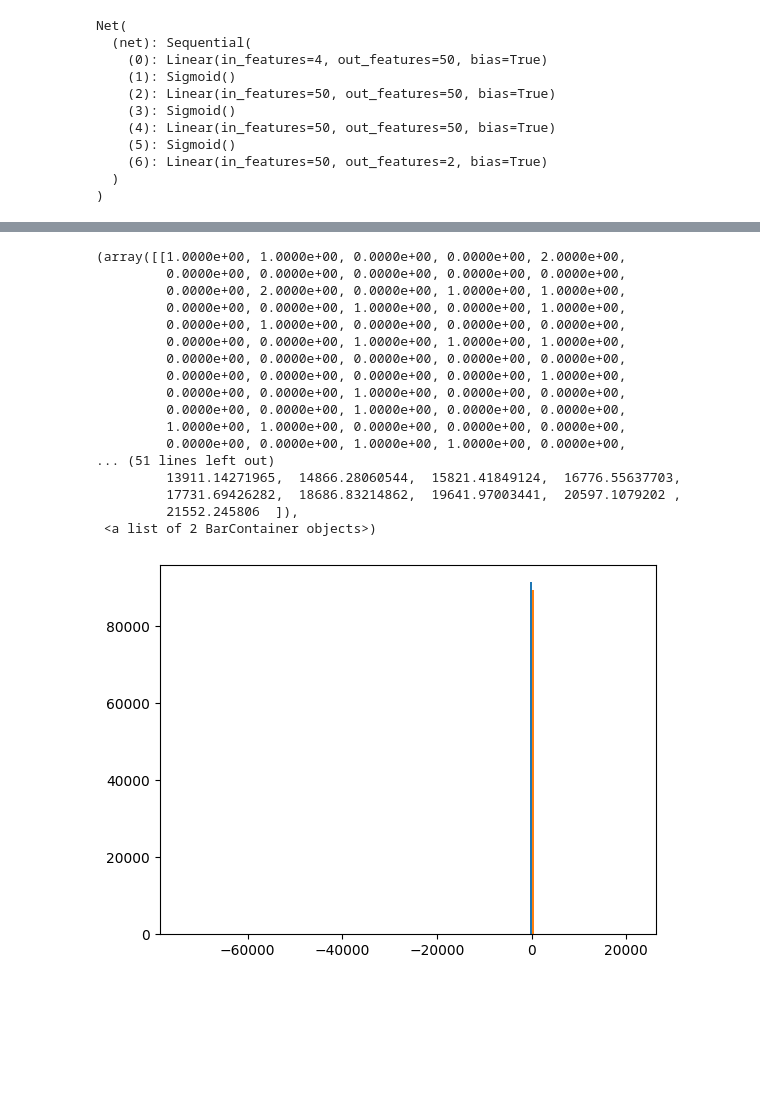
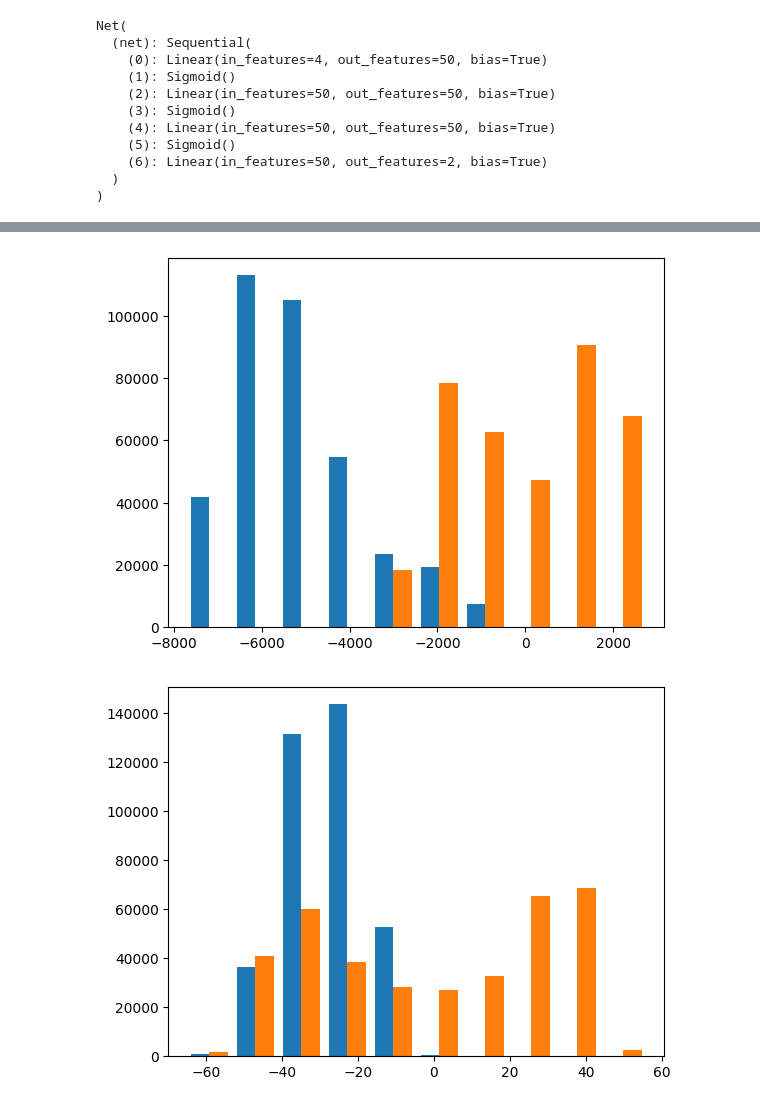
Before and after one commit to Wojcik98/bioinspired-control, a Jupyter notebook: project/testing_stuff.ipynb, the cells around one changed output, grey strips where cells are left out. Drawn from its saved outputs; the diff is of its cells as text; code cells hidden in the pictures; blank space fills up the shorter version.

```diff
--- a/project/testing_stuff.ipynb
+++ b/project/testing_stuff.ipynb
@@ -148,7 +163,7 @@ for epoch in range(num_epochs):
 # %%
 # c[0].beta = 0.0
 # c[1].beta = 0.0
-x, y = x_test, y_test
+x, y, abs_px = x_test, y_test, abs_px_test
 curr_joints = x[:, 2:].cpu().numpy()
 joints_pred_raw = model(x).cpu()
 joints_pred = joints_pred_raw.detach().numpy()[:] * 90
@@ -158,12 +173,12 @@ samples = len(joints_diff)
 af_preds = np.zeros((samples, 2))
 
 for i in tqdm(range(samples)):
-    cj = curr_joints[i, :]
-    pj = joints_pred[i, :]
-    dj = joints_diff[i]
+    # cj = curr_joints[i, :]
+    # pj = joints_pred[i, :]
+    # dj = joints_diff[i]
     pred = np.array([
-        c[0].predict(np.array([cj[0], pj[0]])),
-        c[1].predict(np.array([cj[1], pj[1]])),
+        c[0].predict(abs_px[i, [1, 3]]),
+        c[1].predict(abs_px[i, [0, 2]]),
     ])
     af_preds[i, :] = pred
 
@@ -182,21 +197,11 @@ AF MSE: 140.03480477995296
-# %%
-plt.hist(af_preds, bins=100)
-# %% [output]
-(array([[1.0000e+00, 1.0000e+00, 0.0000e+00, 0.0000e+00, 2.0000e+00,
-         0.0000e+00, 0.0000e+00, 0.0000e+00, 0.0000e+00, 0.0000e+00,
-         0.0000e+00, 2.0000e+00, 0.0000e+00, 1.0000e+00, 1.0000e+00,
-         0.0000e+00, 0.0000e+00, 1.0000e+00, 0.0000e+00, 1.0000e+00,
-         0.0000e+00, 1.0000e+00, 0.0000e+00, 0.0000e+00, 0.0000e+00,
-         0.0000e+00, 0.0000e+00, 1.0000e+00, 1.0000e+00, 1.0000e+00,
-         0.0000e+00, 0.0000e+00, 0.0000e+00, 0.0000e+00, 0.0000e+00,
-         0.0000e+00, 0.0000e+00, 0.0000e+00, 0.0000e+00, 1.0000e+00,
-         0.0000e+00, 0.0000e+00, 1.0000e+00, 0.0000e+00, 0.0000e+00,
-         0.0000e+00, 0.0000e+00, 1.0000e+00, 0.0000e+00, 0.0000e+00,
-         1.0000e+00, 1.0000e+00, 0.0000e+00, 0.0000e+00, 0.0000e+00,
-         0.0000e+00, 0.0000e+00, 1.0000e+00, 1.0000e+00, 0.0000e+00,
-... (51 lines left out)
-         13911.14271965,  14866.28060544,  15821.41849124,  16776.55637703,
-         17731.69426282,  18686.83214862,  19641.97003441,  20597.1079202 ,
-         21552.245806  ]),
- <a list of 2 BarContainer objects>)
-[figure, removed]
+# %%
+_ = plt.hist(af_preds)
+# _ = plt.hist(nn_out)
+# _ = plt.hist(joints_true)
+# _ = plt.hist(joints_out)
+# %% [output]
+[figure, added]
+# %%
+_ = plt.hist(nn_out)
+# %% [output]
+[figure, added]
```
Also changed, not shown: parts of 6 cells of this notebook.
